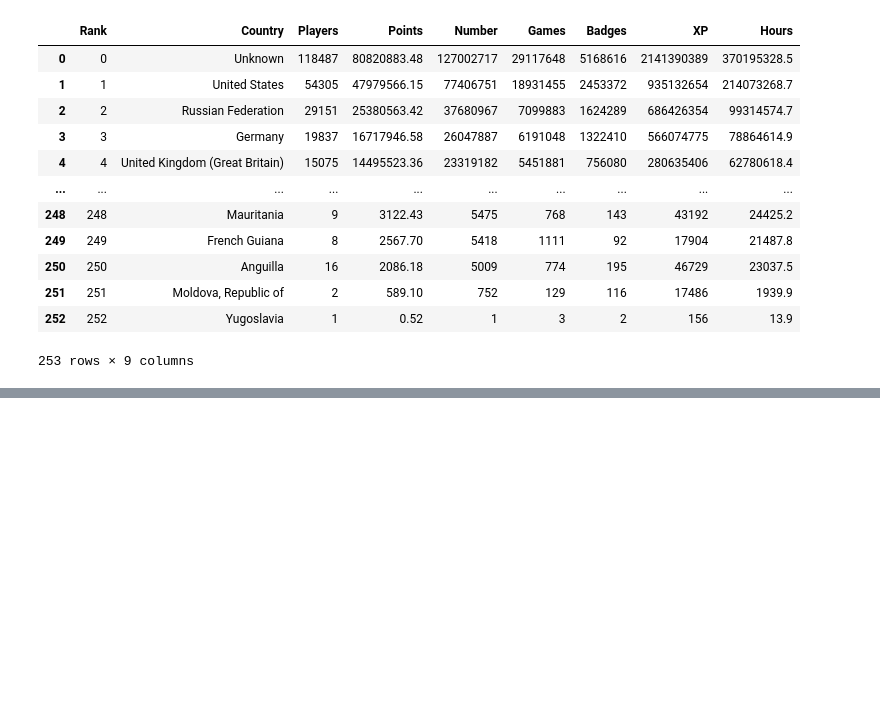
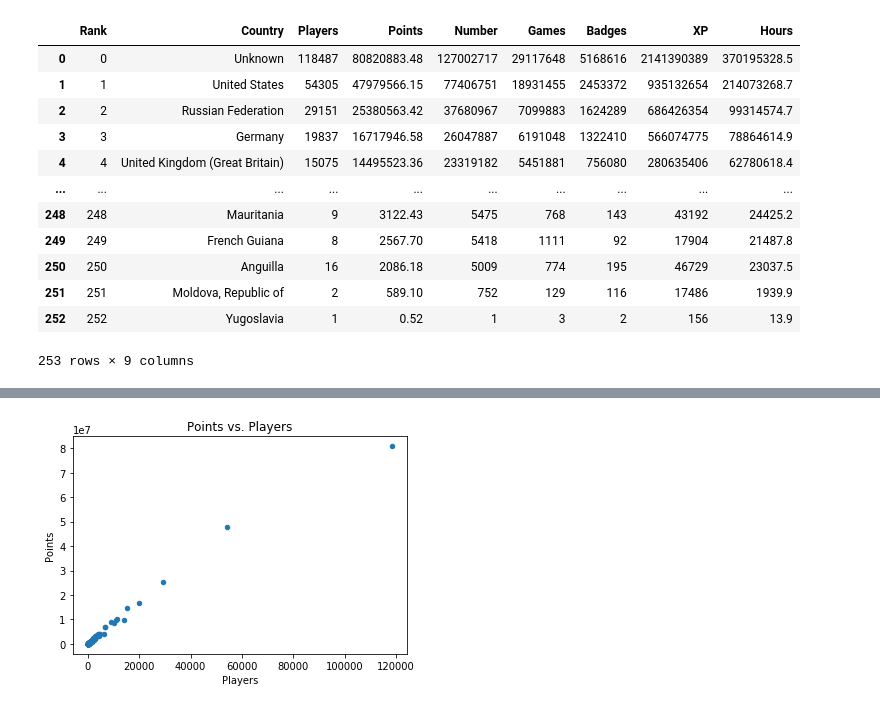
Before and after one commit to Gendo90/Achievement-Stats-Scraper, a Jupyter notebook: Country Info Scraper.ipynb, the cells around one changed output, grey strips where cells are left out. Saved outputs shown, nothing was run; the diff lists cells and outputs as text; code cells hidden in the pictures; blank space fills up the shorter version.

```diff
--- a/Country Info Scraper.ipynb
+++ b/Country Info Scraper.ipynb
@@ -75,0 +84,6 @@ Error loading, try again!
+# %%
+temp_axes2 = output_df.plot(kind="scatter", x="Players",
+                                       y="Points",
+                                       title="Points vs. Players")
+# %% [output]
+[figure, added]
```
Also changed, not shown: parts of 5 cells of this notebook.
